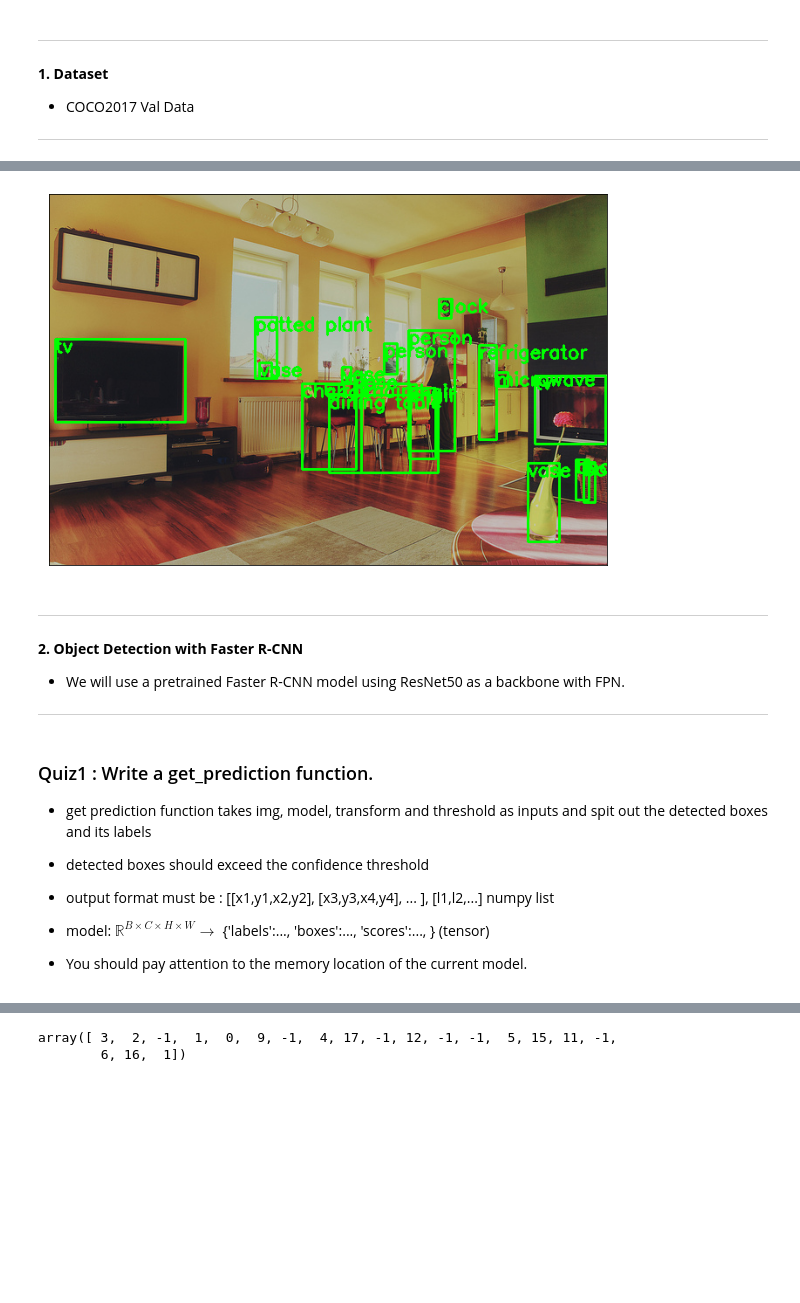
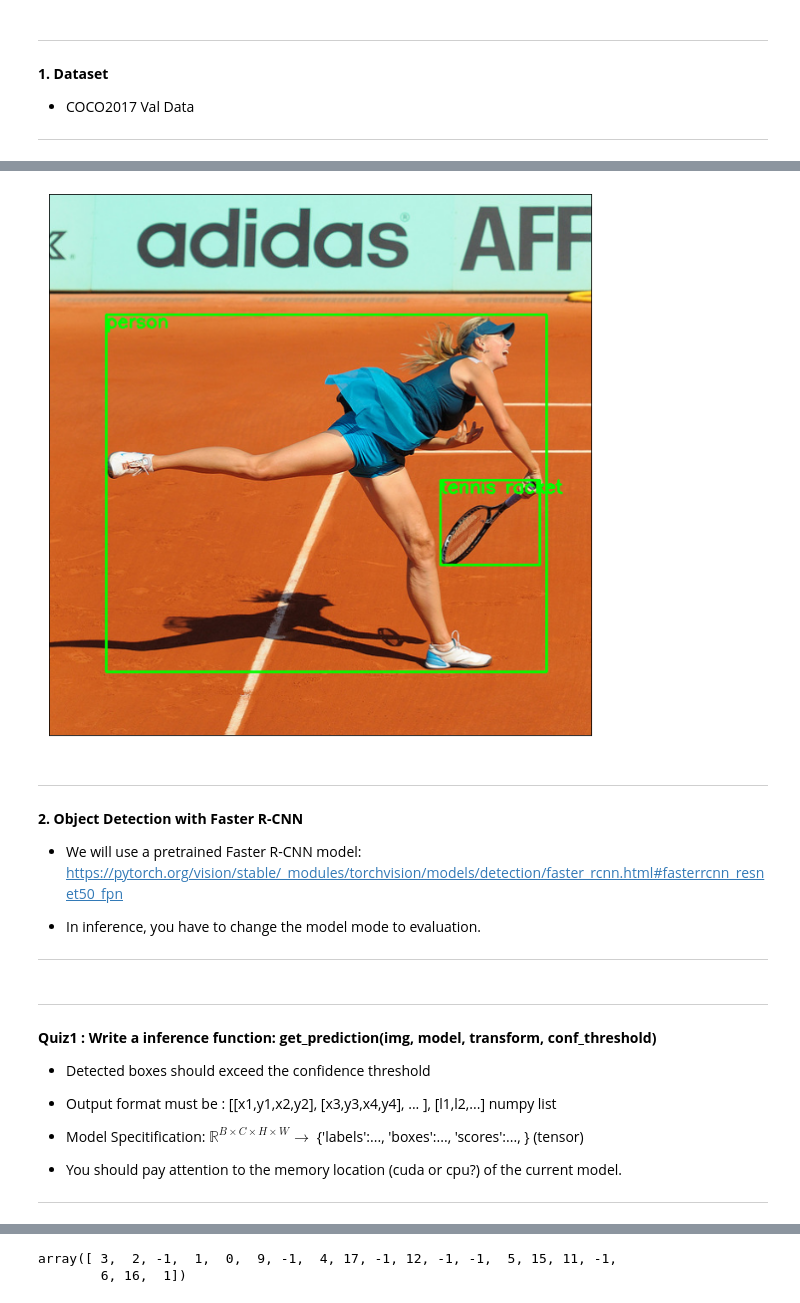
Before and after one commit to hwanhuh/LG_AI_Lab, a Jupyter notebook: KCCV2022_Object_Detection_Problem.ipynb, the cells around one changed output, grey strips where cells are left out. Cells and saved outputs as stored; diff of their text form; code cells hidden in the pictures; blank space fills up the shorter version.

```diff
--- a/KCCV2022_Object_Detection_Problem.ipynb
+++ b/KCCV2022_Object_Detection_Problem.ipynb
@@ -116,9 +117,9 @@ def gt_image_visualize(idx):
   plt.imshow(cv_img)
   plt.show()
 # %%
-gt_image_visualize(0)
+gt_image_visualize(777)
 # %% [output]
-[figure, old version]
+[figure, new version]
 # %% [markdown]
 
 
@@ -127,7 +128,9 @@ gt_image_visualize(0)
 
 **2. Object Detection with Faster R-CNN**
 
-*  We will use a pretrained Faster R-CNN model using ResNet50 as a backbone with FPN.
+*  We will use a pretrained Faster R-CNN model: https://pytorch.org/vision/stable/_modules/torchvision/models/detection/faster_rcnn.html#fasterrcnn_resnet50_fpn
+
+*  In inference, you have to change the model mode to evaluation.
 
 
 
@@ -140,17 +143,20 @@ def collate_fn(batch):
 
 data_loader = torch.utils.data.DataLoader(coco_datas, batch_size=1, shuffle=False, num_workers=4, collate_fn = collate_fn)
 # %% [markdown]
-### Quiz1 : Write a get_prediction function.
 
-- get prediction function takes img, model, transform and threshold as inputs and spit out the detected boxes and its labels
+---
 
-- detected boxes should exceed the confidence threshold
+**Quiz1 : Write a inference function: get_prediction(img, model, transform, conf_threshold)**
 
-- output format must be : [[x1,y1,x2,y2], [x3,y3,x4,y4], ... ], [l1,l2,...] numpy list
+* Detected boxes should exceed the confidence threshold
 
-- model: $\mathbb R^{B \times C \times H \times W} \rightarrow $ {'labels':..., 'boxes':..., 'scores':..., } (tensor)
+* Output format must be : [[x1,y1,x2,y2], [x3,y3,x4,y4], ... ], [l1,l2,...] numpy list
 
-- You should pay attention to the memory location of the current model.
+* Model Specitification: $\mathbb R^{B \times C \times H \times W} \rightarrow $ {'labels':..., 'boxes':..., 'scores':..., } (tensor)
+
+* You should pay attention to the memory location (cuda or cpu?) of the current model.
+
+---
 # %%
 # Defining a function for get a prediction result from the model
 
```
Also changed, not shown: parts of 13 cells of this notebook.
